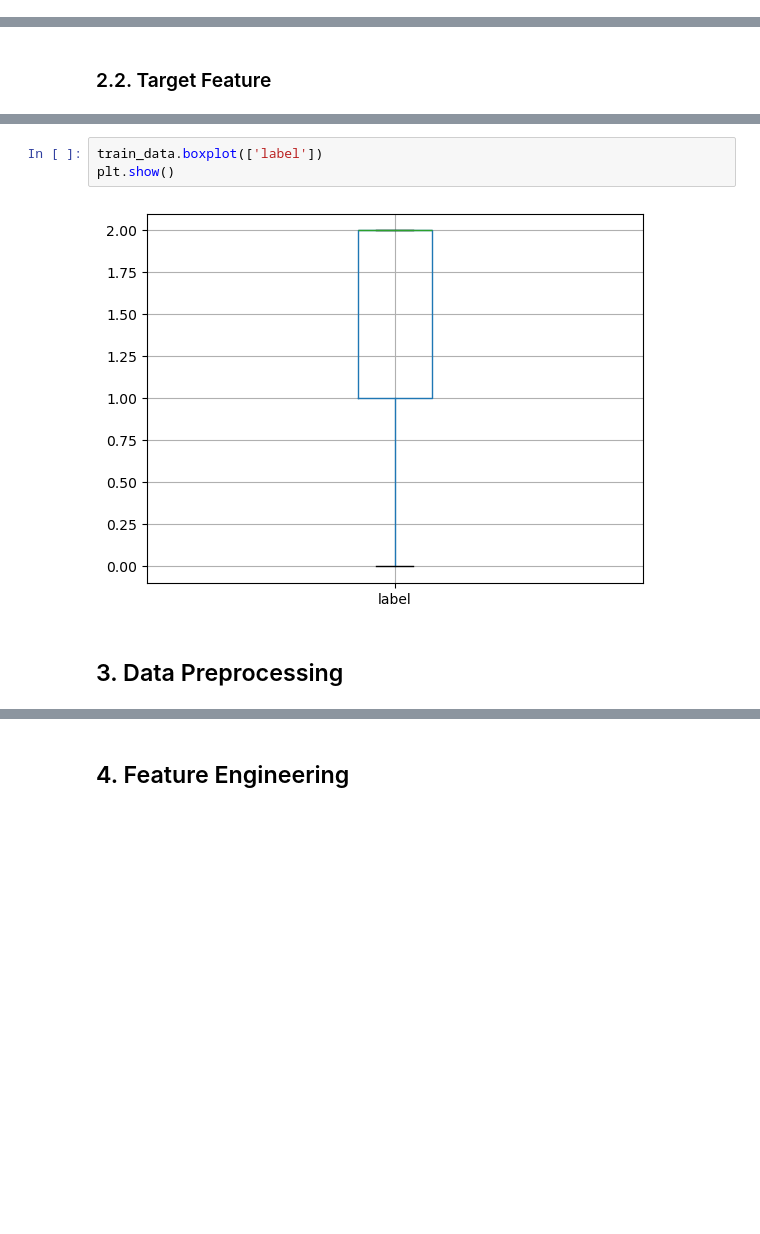
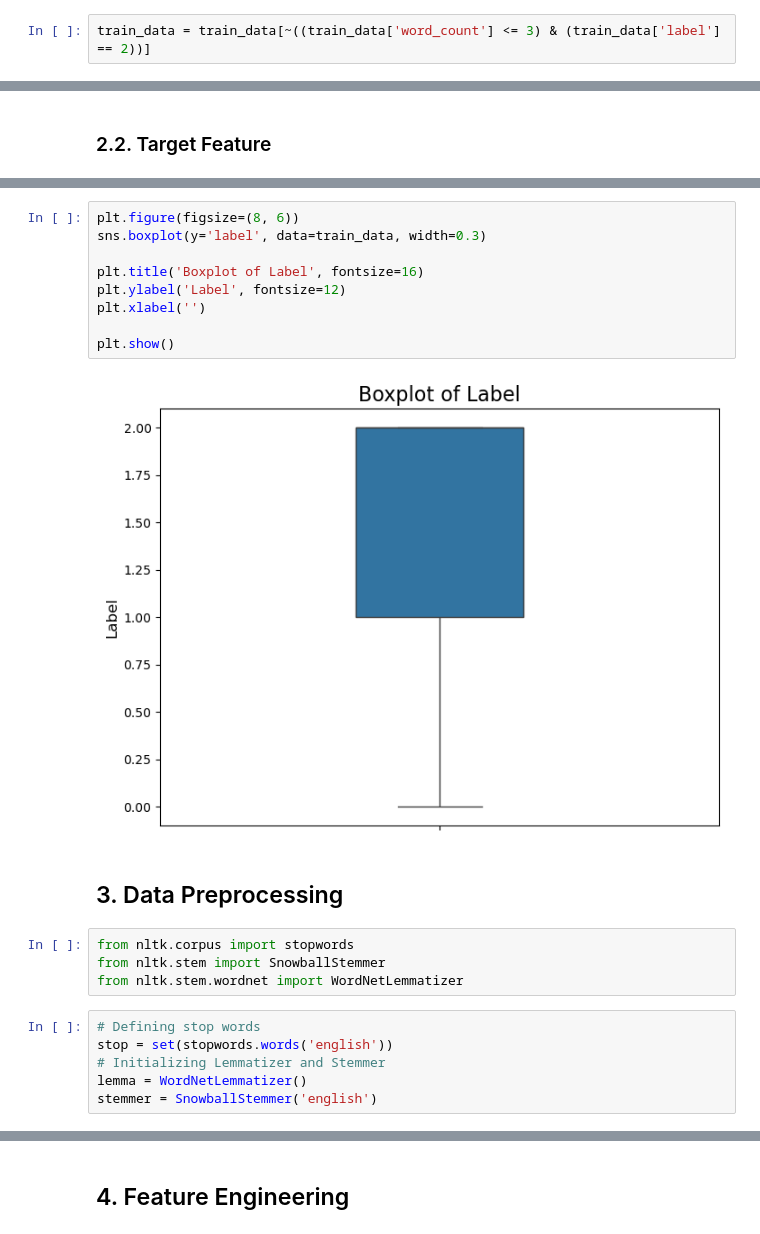
Before and after one commit to M4rtinsFons3caConsulting/TextMining, a Jupyter notebook: notebooks/project.ipynb, the cells around one changed output, grey strips where cells are left out. Saved outputs shown, nothing was run; the diff lists cells and outputs as text; blank space fills up the shorter version.

```diff
--- a/notebooks/project.ipynb
+++ b/notebooks/project.ipynb
@@ -105 +141,3 @@ plt.show()
+# %%
+train_data = train_data[~((train_data['word_count'] <= 3) & (train_data['label'] == 2))]
 # %%
@@ -164,8 +204,24 @@ plt.show()
 # %%
-train_data.boxplot(['label'])
+plt.figure(figsize=(8, 6))
+sns.boxplot(y='label', data=train_data, width=0.3)
+
+plt.title('Boxplot of Label', fontsize=16)
+plt.ylabel('Label', fontsize=12)
+plt.xlabel('')
+
 plt.show()
 # %% [output]
-[figure, old version]
+[figure, new version]
 # %% [markdown]
 ## 3. Data Preprocessing
+# %%
+from nltk.corpus import stopwords
+from nltk.stem import SnowballStemmer
+from nltk.stem.wordnet import WordNetLemmatizer
+# %%
+# Defining stop words
+stop = set(stopwords.words('english'))
+# Initializing Lemmatizer and Stemmer
+lemma = WordNetLemmatizer()
+stemmer = SnowballStemmer('english')
 # %%
```
Also changed, not shown: parts of 28 cells of this notebook, 1 other file.
